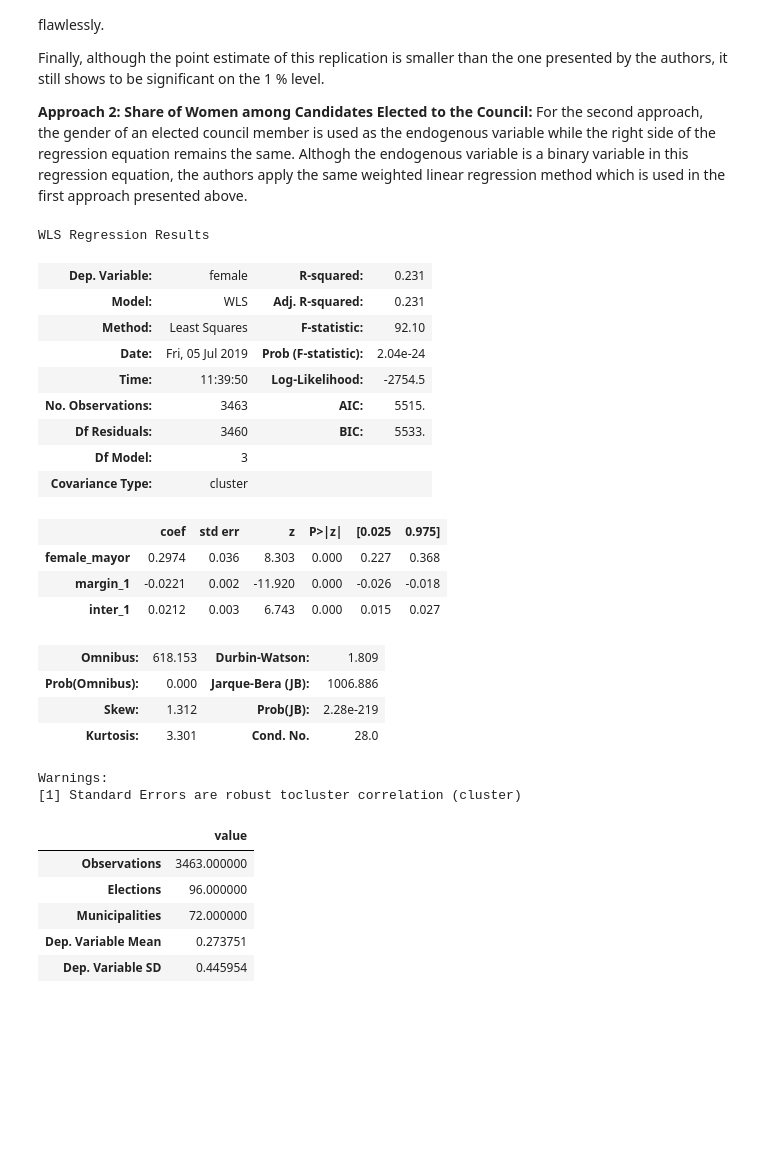
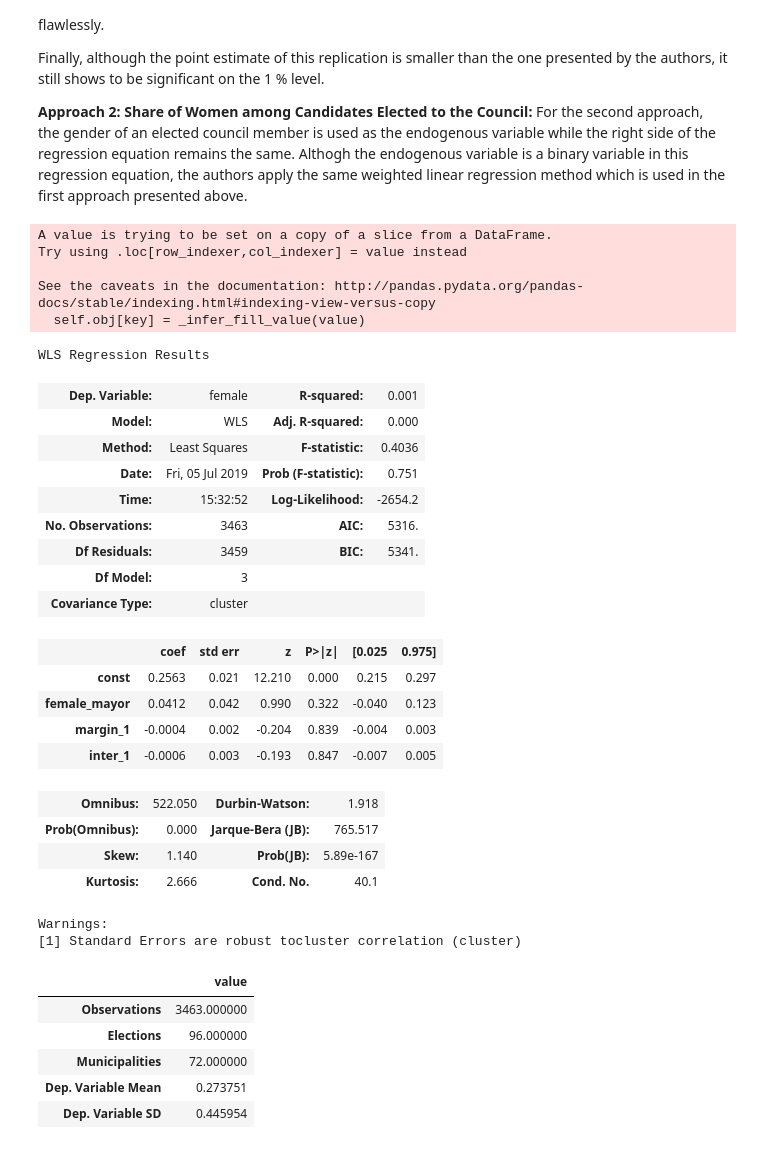
Before and after one commit to DaLueke/replication-baskeran-hessami-2018, a Jupyter notebook: student_project.ipynb, the cells around one changed output. Drawn from its saved outputs; the diff is of its cells as text; code cells hidden in the pictures; blank space fills up the shorter version.

```diff
--- a/student_project.ipynb
+++ b/student_project.ipynb
@@ -391,14 +395,14 @@ Since the subsequent discussion in mainly based on the first approach, this will
 # Set the bandwidth (taken from the paper)
 bw = 20.10
 # Calculate weights following the stata code step by step
-temp1 = rdd_data["margin_1"] / bw
-ind = abs(temp1)<=1 # True for all values within bw around 0
-temp2 = 1-abs(temp1) # takes value close to 1 for elements of margin_1 close to 0 and vice versa for elements close to the border of bw
-rdd_data.loc[:,"weight"] = temp2*ind
+rdd_data.loc[:, "temp1"] = rdd_data["margin_1"] / bw
+rdd_data.loc[:, "ind"] = abs(rdd_data.temp1)<=1 # True for all values within bw around 0
+rdd_data.loc[:, "temp2"] = 1-abs(rdd_data.temp1) # takes value close to 1 for elements of margin_1 close to 0 and vice versa for elements close to the border of bw
+rdd_data.loc[:,"weight"] = rdd_data.temp2*rdd_data.ind
 
 # Run regression for approach (1): normalized rank improvement of female candidates on gender of mayor
 sm.WLS(endog=rdd_data.loc[abs(rdd_data["margin_1"])<bw]["gewinn_norm"],
-       exog=rdd_data.loc[abs(rdd_data["margin_1"])<bw][["female_mayor", "margin_1", "inter_1"]],
+       exog=sm.add_constant(rdd_data.loc[abs(rdd_data["margin_1"])<bw][["female_mayor", "margin_1", "inter_1"]]),
        weights=rdd_data.loc[abs(rdd_data["margin_1"])<bw]["weight"],
       ).fit(cov_type="cluster",
              cov_kwds={"groups":rdd_data.loc[abs(rdd_data["margin_1"])<bw]["gkz"]}
@@ -471,46 +481,52 @@ Finally, although the point estimate of this replication is smaller than the one
 **Approach 2: Share of Women among Candidates Elected to the Council:**
 For the second approach, the gender of an elected council member is used as the endogenous variable while the right side of the regression equation remains the same. Althogh the endogenous variable is a binary variable in this regression equation, the authors apply the same weighted linear regression method which is used in the first approach presented above.
 # %%
-# Select data on (a) mised gender mayor elections and (b) council candidates who were elected
+# Select data on (a) mixed gender mayor elections and (b) council candidates who were elected
 candidates_elected = df_main_dataset.loc[(df_main_dataset.rdd_sample == 1) & (df_main_dataset.elected == 1)]
 
 # set same bandwidth as authors do
 bw = 23.90
 
 # Add weighing vector as calculated by the authors
 temp1 = candidates_elected["margin_1"] / bw
 ind = abs(temp1)<=1 # True for all values within bw around 0
 temp2 = 1-abs(temp1) # takes value close to 1 for elements of margin_1 close to 0 and vice versa for elements close to the border of bw
 candidates_elected.loc[:,"weight"] = temp2*ind
 
 # Run regression for approach (2): Gender of an elected council candidate
 sm.WLS(endog=candidates_elected.loc[abs(candidates_elected["margin_1"])<bw]["female"],
-       exog=candidates_elected.loc[abs(candidates_elected["margin_1"])<bw][["female_mayor", "margin_1", "inter_1"]],
+       exog=sm.add_constant(candidates_elected.loc[abs(candidates_elected["margin_1"])<bw][["female_mayor", "margin_1", "inter_1"]]),
        weights=candidates_elected.loc[abs(candidates_elected["margin_1"])<bw]["weight"],
       ).fit(cov_type="cluster",
              cov_kwds={"groups":candidates_elected.loc[abs(candidates_elected["margin_1"])<bw]["gkz"]}
             ).summary()
 # %% [output]
-WLS Regression Results
+A value is trying to be set on a copy of a slice from a DataFrame.
+Try using .loc[row_indexer,col_indexer] = value instead
+
+See the caveats in the documentation: http://pandas.pydata.org/pandas-docs/stable/indexing.html#indexing-view-versus-copy
+  self.obj[key] = _infer_fill_value(value)
+WLS Regression Results
-| Dep. Variable: | female | R-squared: | 0.231 |
-| Model: | WLS | Adj. R-squared: | 0.231 |
-| Method: | Least Squares | F-statistic: | 92.10 |
-| Date: | Fri, 05 Jul 2019 | Prob (F-statistic): | 2.04e-24 |
-| Time: | 11:39:50 | Log-Likelihood: | -2754.5 |
-| No. Observations: | 3463 | AIC: | 5515. |
-| Df Residuals: | 3460 | BIC: | 5533. |
+| Dep. Variable: | female | R-squared: | 0.001 |
+| Model: | WLS | Adj. R-squared: | 0.000 |
+| Method: | Least Squares | F-statistic: | 0.4036 |
+| Date: | Fri, 05 Jul 2019 | Prob (F-statistic): | 0.751 |
+| Time: | 15:32:52 | Log-Likelihood: | -2654.2 |
+| No. Observations: | 3463 | AIC: | 5316. |
+| Df Residuals: | 3459 | BIC: | 5341. |
 | Df Model: | 3 |  |  |
 | Covariance Type: | cluster |  |  |
 |  | coef | std err | z | P>|z| | [0.025 | 0.975] |
-| female_mayor | 0.2974 | 0.036 | 8.303 | 0.000 | 0.227 | 0.368 |
-| margin_1 | -0.0221 | 0.002 | -11.920 | 0.000 | -0.026 | -0.018 |
-| inter_1 | 0.0212 | 0.003 | 6.743 | 0.000 | 0.015 | 0.027 |
+| const | 0.2563 | 0.021 | 12.210 | 0.000 | 0.215 | 0.297 |
+| female_mayor | 0.0412 | 0.042 | 0.990 | 0.322 | -0.040 | 0.123 |
+| margin_1 | -0.0004 | 0.002 | -0.204 | 0.839 | -0.004 | 0.003 |
+| inter_1 | -0.0006 | 0.003 | -0.193 | 0.847 | -0.007 | 0.005 |
-| Omnibus: | 618.153 | Durbin-Watson: | 1.809 |
-| Prob(Omnibus): | 0.000 | Jarque-Bera (JB): | 1006.886 |
-| Skew: | 1.312 | Prob(JB): | 2.28e-219 |
-| Kurtosis: | 3.301 | Cond. No. | 28.0 |
+| Omnibus: | 522.050 | Durbin-Watson: | 1.918 |
+| Prob(Omnibus): | 0.000 | Jarque-Bera (JB): | 765.517 |
+| Skew: | 1.140 | Prob(JB): | 5.89e-167 |
+| Kurtosis: | 2.666 | Cond. No. | 40.1 |
-Warnings:
-[1] Standard Errors are robust tocluster correlation (cluster)
+Warnings:
+[1] Standard Errors are robust tocluster correlation (cluster)
 # %%
 # Calculate descriptives
 N = candidates_elected.loc[abs(candidates_elected["margin_1"])<bw]["female"].count()
```
Also changed, not shown: parts of 2 cells of this notebook.
